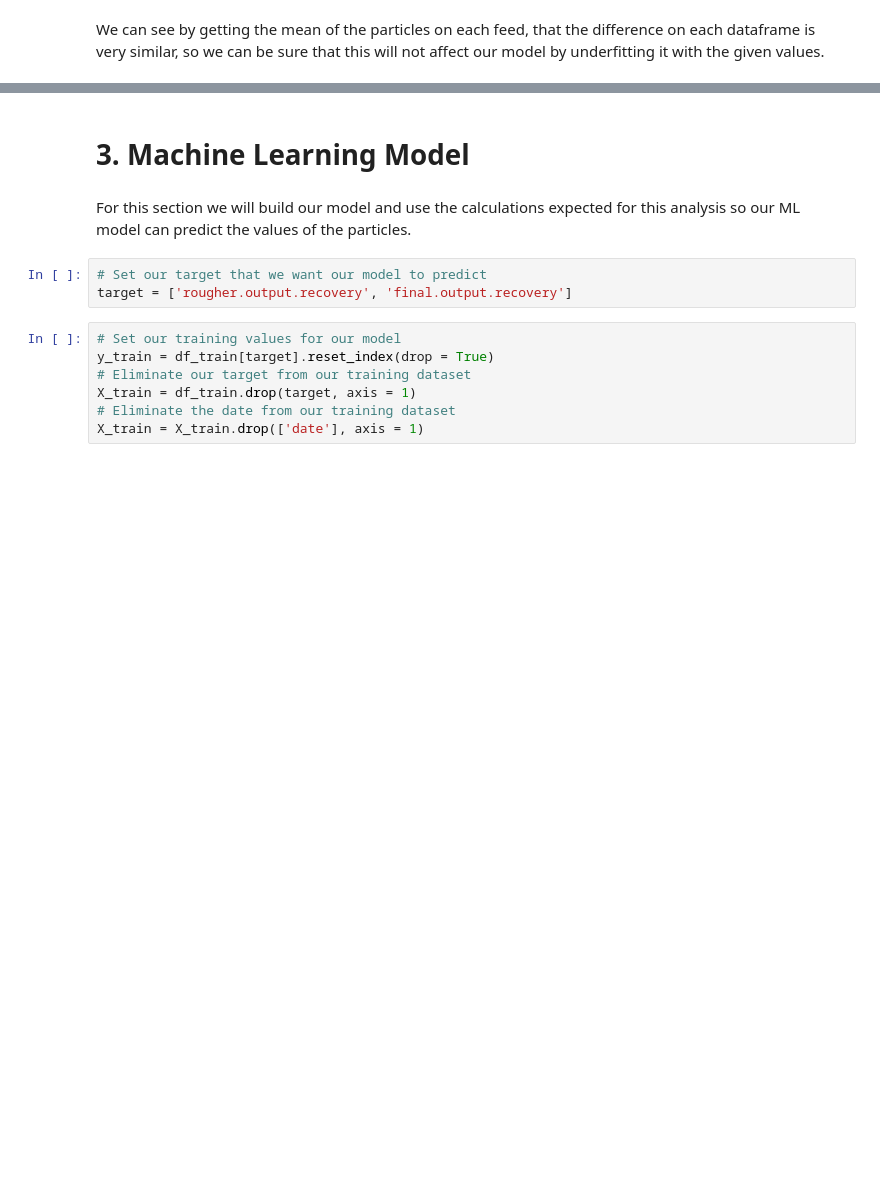
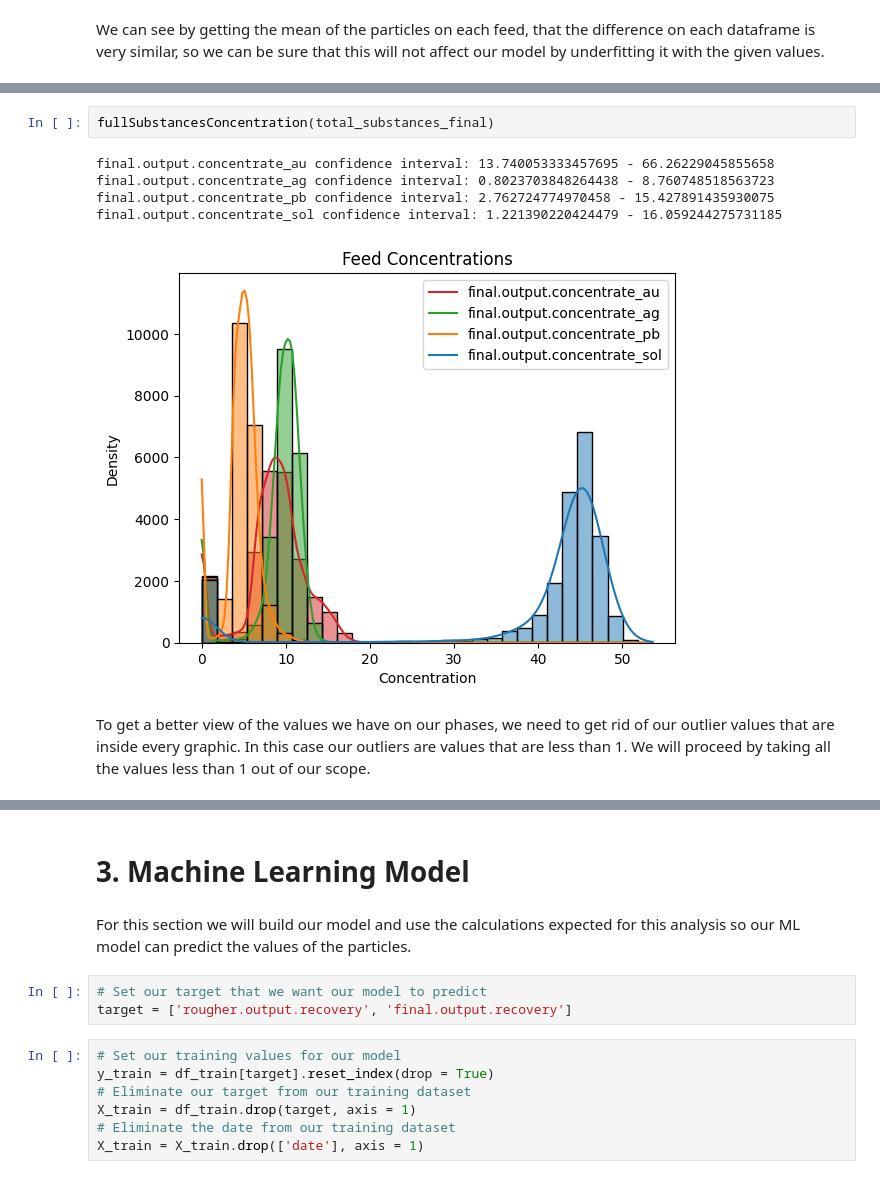
Before and after one commit to Salasian/DataScience-TripleTen, a Jupyter notebook: Sprint_12_Proyect_2/Project_2.ipynb, the cells around one changed output, grey strips where cells are left out. Drawn from its saved outputs; the diff is of its cells as text; blank space fills up the shorter version.

```diff
--- a/Sprint_12_Proyect_2/Project_2.ipynb
+++ b/Sprint_12_Proyect_2/Project_2.ipynb
@@ -400,0 +476,10 @@ We can see by getting the mean of the particles on each feed, that the differenc
+# %%
+fullSubstancesConcentration(total_substances_final)
+# %% [output]
+final.output.concentrate_au confidence interval: 13.740053333457695 - 66.26229045855658
+final.output.concentrate_ag confidence interval: 0.8023703848264438 - 8.760748518563723
+final.output.concentrate_pb confidence interval: 2.762724774970458 - 15.427891435930075
+final.output.concentrate_sol confidence interval: 1.221390220424479 - 16.059244275731185
+[figure, added]
+# %% [markdown]
+To get a better view of the values we have on our phases, we need to get rid of our outlier values that are inside every graphic. In this case our outliers are values that are less than 1. We will proceed by taking all the values less than 1 out of our scope.
```
Also changed, not shown: parts of 17 cells of this notebook.
